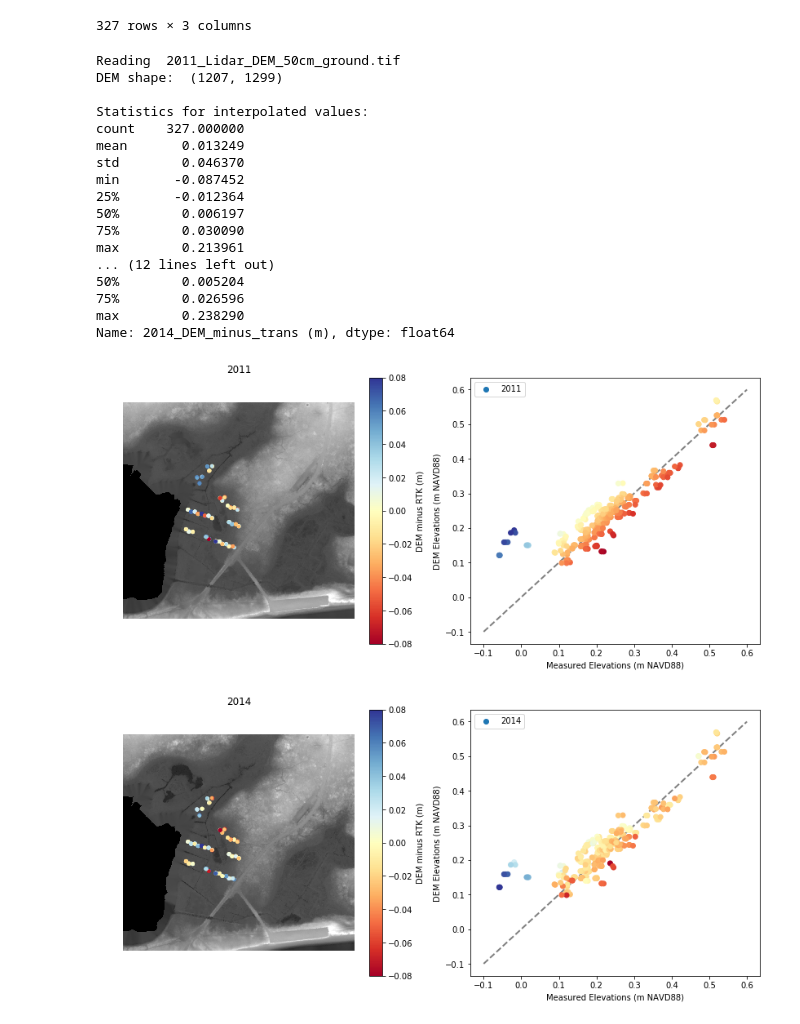
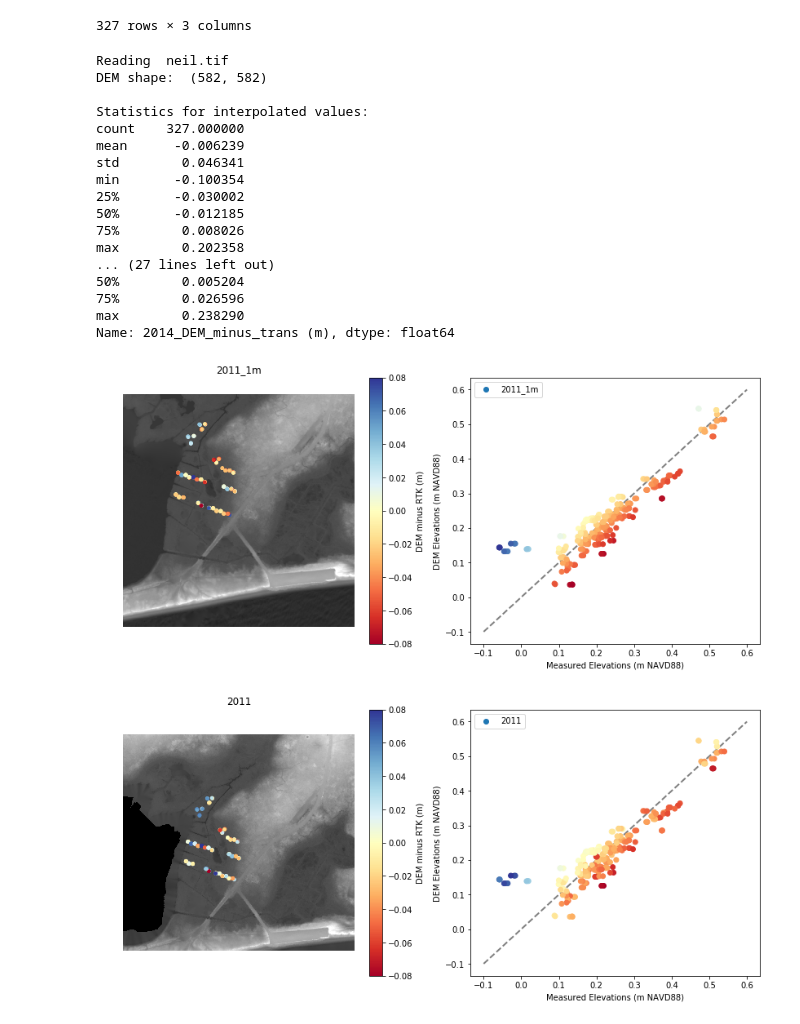
Before and after one commit to csherwood-usgs/Sage_Lot_Pond, a Jupyter notebook: Compare_Sage_Lot_DEM_and_RTK_python.ipynb, the cells around one changed output. Cells and saved outputs as stored; diff of their text form; code cells hidden in the pictures.

Commit message:
added comparison of Neil's 1-m grid

```diff
--- a/Compare_Sage_Lot_DEM_and_RTK_python.ipynb
+++ b/Compare_Sage_Lot_DEM_and_RTK_python.ipynb
@@ -82,9 +80,10 @@ Remaining: (327, 3)
 # %%
 # Loop through the dems and compare
 
-fnames = ("2011_Lidar_DEM_50cm_ground.tif",\
+fnames = ("neil.tif",\
+          "2011_Lidar_DEM_50cm_ground.tif",\
           "2014_Lidar_DEM_50cm_ground.tif")
-flabels = ("2011","2014")
+flabels = ("2011_1m","2011","2014")
 
 # Read and compare first DEM
 
@@ -165,42 +164,42 @@ for i in range(nf):
     dz = df[flabels[i]+'_DEM_minus_trans (m)'].as_matrix()
     x = df['easting_m'].as_matrix()
     y = df['northing_m'].as_matrix()
     plt.scatter(x,y,12,dz,cmap=plt.cm.RdYlBu,vmin=-.08,vmax=.08)
     cb=plt.colorbar()
     cb.set_label('DEM minus RTK (m)')
 
     # second panel - scatter plot of RTK v. DEM elevations
     ax2 = plt.subplot(1,2,2)
     xx = np.array((-.1,.6))
     yy = np.array((-.1,.6))
     plt.plot(xx,yy, '--k', lw=2,zorder=0,color='gray')
     plt.scatter(RTK,df[flabels[0]+'_DEM (interp, m)'].values,
                 c=dz,cmap=plt.cm.RdYlBu,alpha=1,label=flabels[i])
     ax.axis('square')
     ax.axis('equal')
     plt.legend(loc=2)
     plt.xlabel('Measured Elevations (m NAVD88)')
     plt.ylabel('DEM Elevations (m NAVD88)')
 
     fig_name = flabels[i]+"_DEM_minus_RTK_map+scatter.png"
     fig.savefig(fig_name,dpi=200)
 # %% [output]
-Reading  2011_Lidar_DEM_50cm_ground.tif
-DEM shape:  (1207, 1299)
+Reading  neil.tif
+DEM shape:  (582, 582)
 
 Statistics for interpolated values:
 count    327.000000
-mean       0.013249
-std        0.046370
-min       -0.087452
-25%       -0.012364
-50%        0.006197
-75%        0.030090
-max        0.213961
-... (12 lines left out)
+mean      -0.006239
+std        0.046341
+min       -0.100354
+25%       -0.030002
+50%       -0.012185
+75%        0.008026
+max        0.202358
+... (27 lines left out)
 50%        0.005204
 75%        0.026596
 max        0.238290
 Name: 2014_DEM_minus_trans (m), dtype: float64
-[figure, old version]
+[figure, new version]
-[figure, old version]
+[figure, new version]
```
Also changed, not shown: parts of 4 cells of this notebook.
